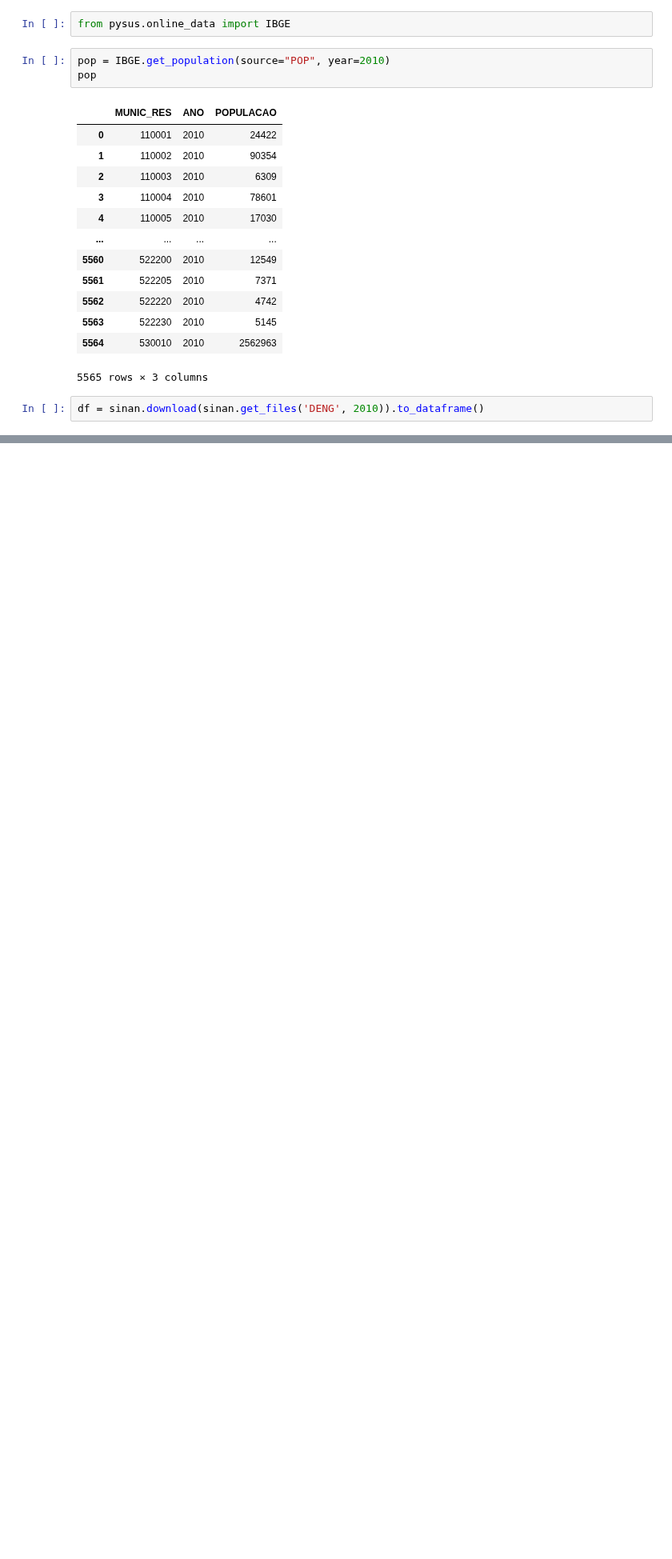
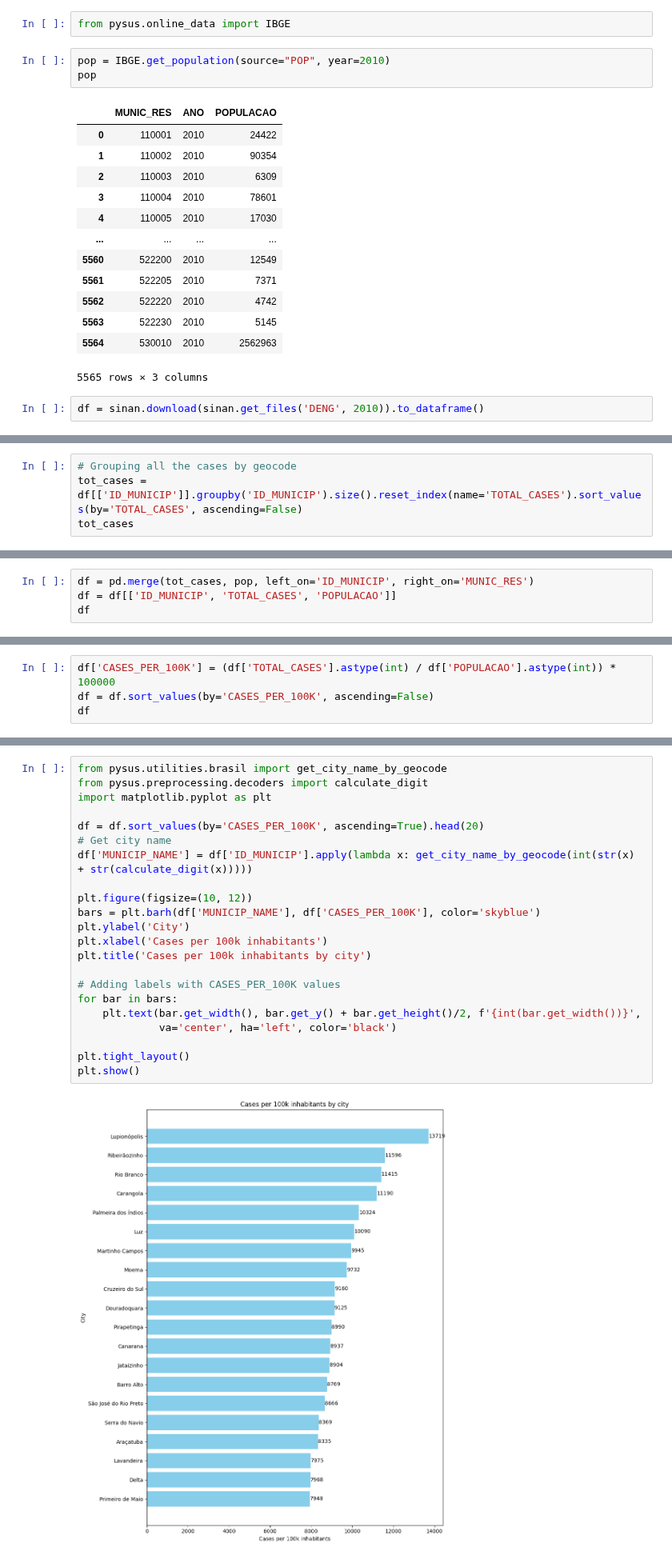
Before and after one commit to AlertaDengue/PySUS, a Jupyter notebook: docs/source/tutorials/Preprocessing SINAN.ipynb, the cells around one changed output, grey strips where cells are left out. Shown at 80% size. Saved outputs shown, nothing was run; the diff lists cells and outputs as text; blank space fills up the shorter version.

Commit message:
Include total cases by 100k hab on SINAN example

```diff
--- a/docs/source/tutorials/Preprocessing SINAN.ipynb
+++ b/docs/source/tutorials/Preprocessing SINAN.ipynb
@@ -232,0 +239,4 @@ df.head()
+# %%
+# Grouping all the cases by geocode
+tot_cases = df[['ID_MUNICIP']].groupby('ID_MUNICIP').size().reset_index(name='TOTAL_CASES').sort_values(by='TOTAL_CASES', ascending=False)
+tot_cases
@@ -232,0 +257,4 @@ df.head()
+# %%
+df = pd.merge(tot_cases, pop, left_on='ID_MUNICIP', right_on='MUNIC_RES')
+df = df[['ID_MUNICIP', 'TOTAL_CASES', 'POPULACAO']]
+df
@@ -232,0 +275,4 @@ df.head()
+# %%
+df['CASES_PER_100K'] = (df['TOTAL_CASES'].astype(int) / df['POPULACAO'].astype(int)) * 100000
+df = df.sort_values(by='CASES_PER_100K', ascending=False)
+df
@@ -232,0 +293,24 @@ df.head()
+# %%
+from pysus.utilities.brasil import get_city_name_by_geocode
+from pysus.preprocessing.decoders import calculate_digit
+import matplotlib.pyplot as plt
+
+df = df.sort_values(by='CASES_PER_100K', ascending=True).head(20)
+# Get city name
+df['MUNICIP_NAME'] = df['ID_MUNICIP'].apply(lambda x: get_city_name_by_geocode(int(str(x) + str(calculate_digit(x)))))
+
+plt.figure(figsize=(10, 12))
+bars = plt.barh(df['MUNICIP_NAME'], df['CASES_PER_100K'], color='skyblue')
+plt.ylabel('City')
+plt.xlabel('Cases per 100k inhabitants')
+plt.title('Cases per 100k inhabitants by city')
+
+# Adding labels with CASES_PER_100K values
+for bar in bars:
+    plt.text(bar.get_width(), bar.get_y() + bar.get_height()/2, f'{int(bar.get_width())}',
+             va='center', ha='left', color='black')
+
+plt.tight_layout()
+plt.show()
+# %% [output]
+[figure, added]
```
Also changed, not shown: parts of 4 cells of this notebook, 1 other file.
